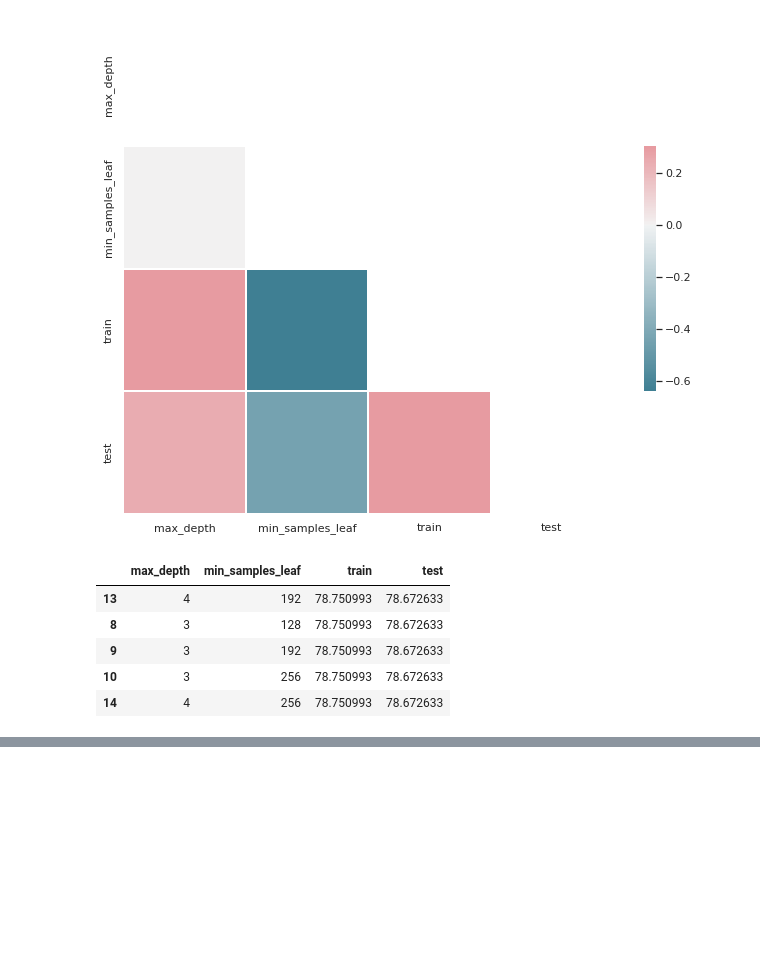
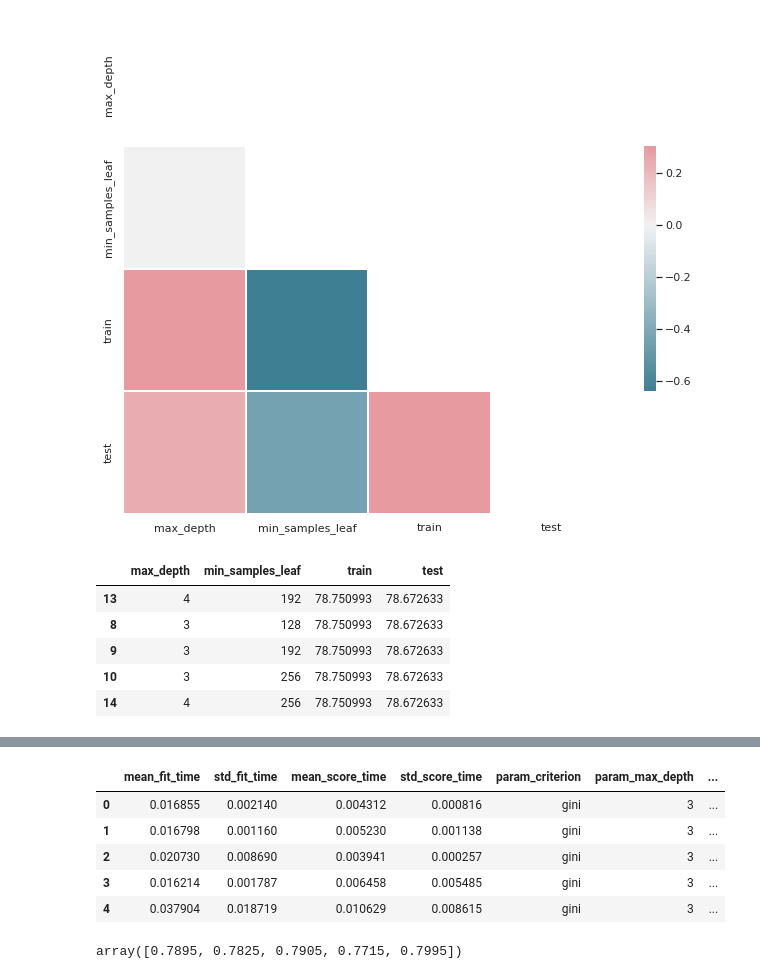
Before and after one commit to OseiasBeu/Data-Science, a Jupyter notebook: ValidandoModelos/Introdução_a_Machine_Learning_Otimização.ipynb, the cells around one changed output, grey strips where cells are left out. Cells and saved outputs as stored; diff of their text form; code cells hidden in the pictures; blank space fills up the shorter version.

```diff
--- a/ValidandoModelos/Introdução_a_Machine_Learning_Otimização.ipynb
+++ b/ValidandoModelos/Introdução_a_Machine_Learning_Otimização.ipynb
@@ -515,0 +639,36 @@ resultados.sort_values("test", ascending=False).head()
+# %%
+from sklearn.model_selection import GridSearchCV
+from sklearn.model_selection import KFold
+
+SEED=301
+np.random.seed(SEED)
+
+espaco_de_parametros = {
+    "max_depth" : [3, 5],
+    "min_samples_split": [32, 64, 128],
+    "min_samples_leaf": [32, 64, 128],
+    "criterion": ["gini", "entropy"]
+
+}
+
+busca = GridSearchCV(DecisionTreeClassifier(),
+                    espaco_de_parametros,
+                    cv = KFold(n_splits = 5, shuffle=True))
+
+busca.fit(x_azar, y_azar)
+resultados = pd.DataFrame(busca.cv_results_)
+resultados.head()
+# %% [output]
+|  | mean_fit_time | std_fit_time | mean_score_time | std_score_time | param_criterion | param_max_depth | ... |
+| 0 | 0.016855 | 0.002140 | 0.004312 | 0.000816 | gini | 3 | ... |
+| 1 | 0.016798 | 0.001160 | 0.005230 | 0.001138 | gini | 3 | ... |
+| 2 | 0.020730 | 0.008690 | 0.003941 | 0.000257 | gini | 3 | ... |
+| 3 | 0.016214 | 0.001787 | 0.006458 | 0.005485 | gini | 3 | ... |
+| 4 | 0.037904 | 0.018719 | 0.010629 | 0.008615 | gini | 3 | ... |
+# %%
+from sklearn.model_selection import cross_val_score
+
+scores = cross_val_score(busca, x_azar, y_azar, cv = KFold(n_splits=5, shuffle=True))
+scores
+# %% [output]
+array([0.7895, 0.7825, 0.7905, 0.7715, 0.7995])
```
Also changed, not shown: parts of 14 cells of this notebook.
